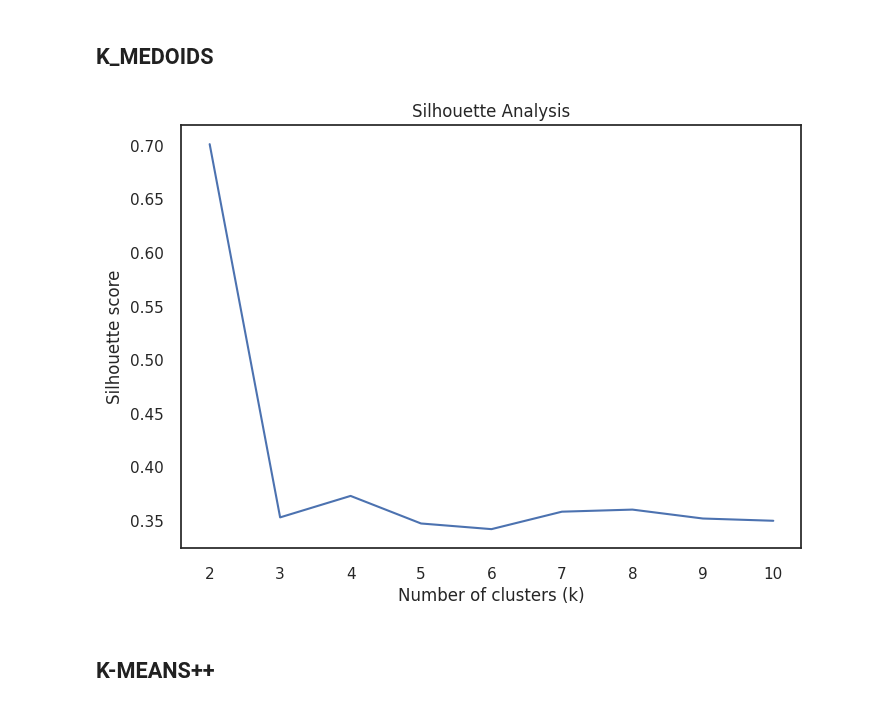
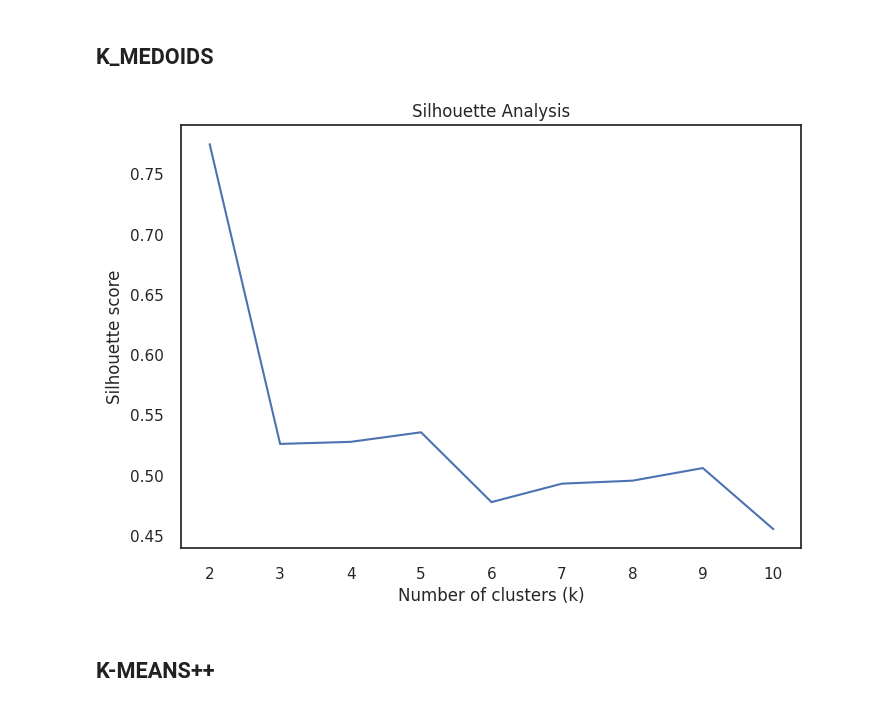
Before and after one commit to Pablocodes1993/finalproject, a Jupyter notebook: CUSTOMER_SEGMENTATION_USING_UNSUPERVISED_METHODS_AND_RFM.ipynb, the cells around one changed output. Saved outputs shown, nothing was run; the diff lists cells and outputs as text; code cells hidden in the pictures.

```diff
--- a/CUSTOMER_SEGMENTATION_USING_UNSUPERVISED_METHODS_AND_RFM.ipynb
+++ b/CUSTOMER_SEGMENTATION_USING_UNSUPERVISED_METHODS_AND_RFM.ipynb
@@ -1554,9 +1572,18 @@ elbow_method_kmeans(selected_columns_kmeans, k_values)
 # %% [markdown]
 ## K_MEDOIDS
+# %%
+selected_rows_kmedoid=RFM_df[['Recency','Frequency','Monetary']]
+# %%
+# Standardize the RFM data
+scaler = StandardScaler()
+rfm_data_scaled = scaler.fit_transform(selected_rows_kmedoid)
+
+# Convert the scaled data back to a DataFrame
+rfm_data_scaled_df = pd.DataFrame(rfm_data_scaled, columns=selected_rows_kmedoid.columns)
 # %%
-perform_silhouette_analysis_kmedoids(selected_columns_kmeans)
+perform_silhouette_analysis_kmedoids(rfm_data_scaled_df)
 # %% [output]
-[figure, old version]
+[figure, new version]
 # %% [markdown]
 ## K-MEANS++
 # %%
```
Also changed, not shown: parts of 21 cells of this notebook.
